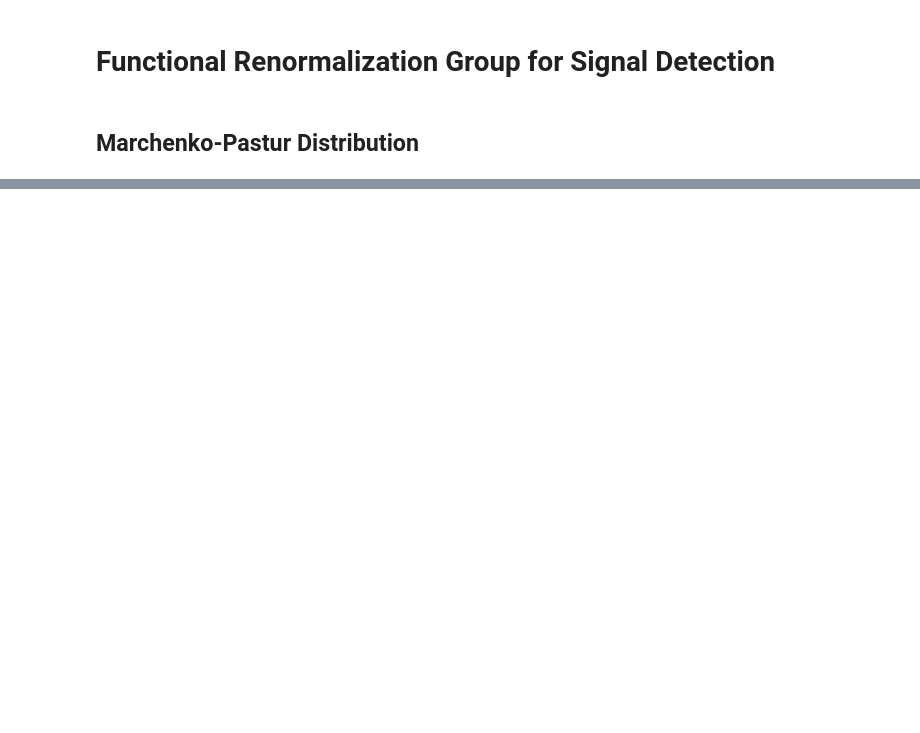
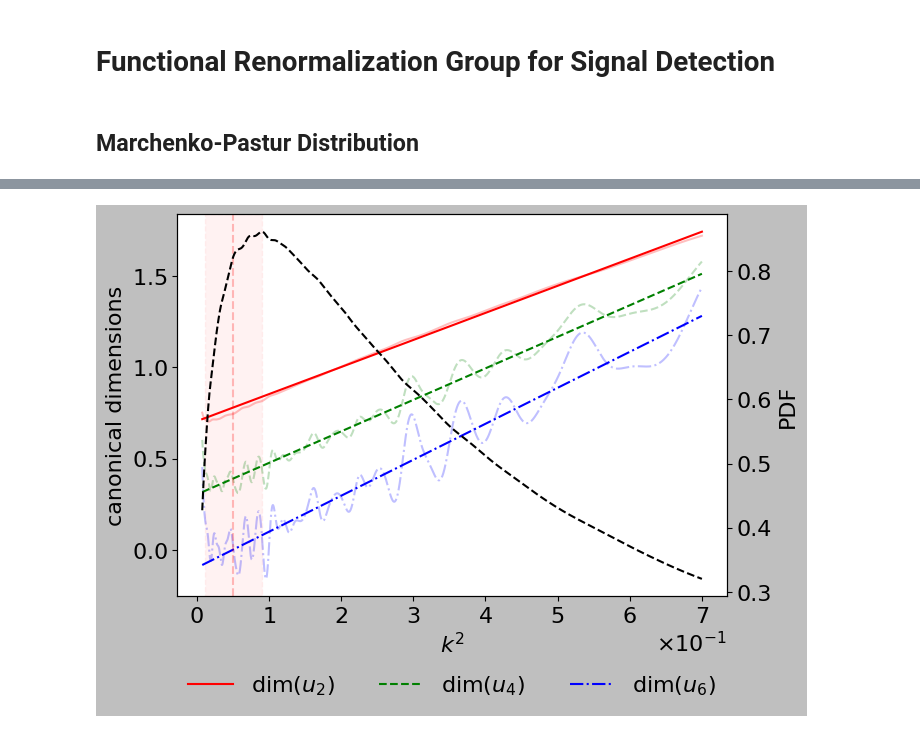
Before and after one commit to thesfinox/frg-signal-detection, a Jupyter notebook: notebooks/canonical_dimensions.ipynb, the cells around one changed output, grey strips where cells are left out. Saved outputs shown, nothing was run; the diff lists cells and outputs as text; code cells hidden in the pictures; blank space fills up the shorter version.

```diff
--- a/notebooks/canonical_dimensions.ipynb
+++ b/notebooks/canonical_dimensions.ipynb
@@ -451,9 +570,0 @@ plot_canonical_dimensions(data, suffix="snr=2.25")
-# %%
-data = "results/mp_canonical_dimensions_snr=3.0.json"
-with open(data) as f:
-    data = json.load(f)
-
-add_values(extract_interp_values(data), scale, dimu2, dimu4, dimu6)
-snr.append(3.0)
-
-plot_canonical_dimensions(data, suffix="snr=3.0")
@@ -478,9 +570,0 @@ FileNotFoundError: Input data file /home/catA/rf265700/Datasets/frg-signal-detec
-# %%
-data = "results/mp_canonical_dimensions_snr=4.0.json"
-with open(data) as f:
-    data = json.load(f)
-
-add_values(extract_interp_values(data), scale, dimu2, dimu4, dimu6)
-snr.append(4.0)
-
-plot_canonical_dimensions(data, suffix="snr=4.0")
@@ -507,0 +604,8 @@ plot_canonical_dimensions(data, suffix="analytic", analytic=True)
+# %%
+with open(
+    "../results/canonical_dimensions_snr=0.0-0.5_img=gianduja/mp_canonical_dimensions_snr=0.0.json"
+) as f:
+    data = json.load(f)
+plot_canonical_dimensions(data, suffix="snr=0.0_img=gianduja")
+# %% [output]
+[figure, added]
```
Also changed, not shown: parts of 73 cells of this notebook, 2 other files.
